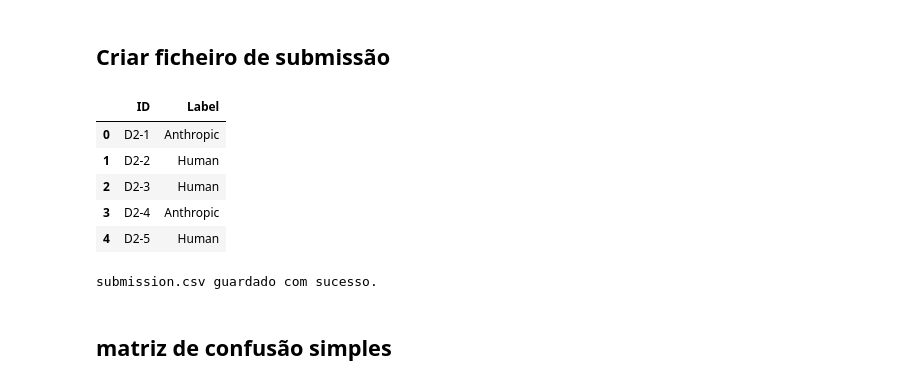
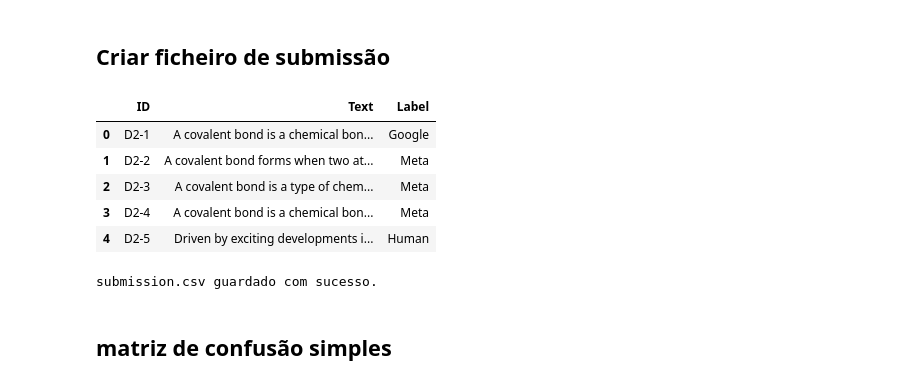
Before and after one commit to Vicente-Martins09/AP_Project, a Jupyter notebook: numpy/notebook2.ipynb, the cells around one changed output. Drawn from its saved outputs; the diff is of its cells as text; code cells hidden in the pictures.

```diff
--- a/numpy/notebook2.ipynb
+++ b/numpy/notebook2.ipynb
@@ -251,2 +243,7 @@ X_test_final: (150, 5000)
 Classes: {'Anthropic': 0, 'Google': 1, 'Human': 2, 'Meta': 3, 'OpenAI': 4}
 y_val shape: (1400, 5)
+# %%
+X_train, X_val= build_features(X_train_text, X_val_text,use_tfidf=False)  #false to use Bow
+
+print("X_train:", X_train.shape)
+print("X_val:", X_val.shape)
@@ -260,7 +259,7 @@ test_data = Data(X_test_final, y=None)
 ## Baseline — Logistic Regression multi-classe
 # %%
 logreg = NeuralNetwork(
-    epochs=150,
+    epochs=70,
     batch_size=32,
     learning_rate=0.05,
     momentum=0.9,
@@ -335,6 +334,14 @@ plt.show()
 # %% [markdown]
 ## DNN multi-classe
 # %%
+X_train, X_val= build_features(X_train_text, X_val_text,use_tfidf=True)  #false to use Bow
+
+print("X_train:", X_train.shape)
+print("X_val:", X_val.shape)
+
+train_data = Data(X_train, y_train)
+val_data = Data(X_val, y_val)
+
 dnn = NeuralNetwork(
     epochs=50,
     batch_size=32,
@@ -407,12 +420,19 @@ plt.show()
 # %% [markdown]
 ## Escolher o melhor modelo
 # %%
+idf = compute_idf(X_train_text, vocab)
+
 if val_acc_dnn >= val_acc_logreg:
     best_model = dnn
     best_model_name = "DNN"
+    X_test_final = text_to_tfidf(test_df["clean_text"].to_numpy(), vocab, idf)
+
 else:
     best_model = logreg
     best_model_name = "Logistic Regression"
+    X_test_final = text_to_bow(test_df["clean_text"].to_numpy(), vocab)
+
+
 
 print("Best model:", best_model_name)
 # %% [output]
@@ -432,20 +454,21 @@ print(test_pred_labels[:10])
 # %%
 submission = pd.DataFrame({
     "ID": test_df["ID"],
+    "Text": test_df["Text"],
     "Label": test_pred_labels
 })
 
 display(submission.head())
 
 submission.to_csv("submission.csv", sep=";", index=False)
 print("submission.csv guardado com sucesso.")
 # %% [output]
-|  | ID | Label |
-| 0 | D2-1 | Anthropic |
-| 1 | D2-2 | Human |
-| 2 | D2-3 | Human |
-| 3 | D2-4 | Anthropic |
-| 4 | D2-5 | Human |
+|  | ID | Text | Label |
+| 0 | D2-1 | A covalent bond is a chemical bon... | Google |
+| 1 | D2-2 | A covalent bond forms when two at... | Meta |
+| 2 | D2-3 | A covalent bond is a type of chem... | Meta |
+| 3 | D2-4 | A covalent bond is a chemical bon... | Meta |
+| 4 | D2-5 | Driven by exciting developments i... | Human |
 submission.csv guardado com sucesso.
 # %% [markdown]
 ## matriz de confusão simples
```
Also changed, not shown: parts of 13 cells of this notebook, 1 other file.
